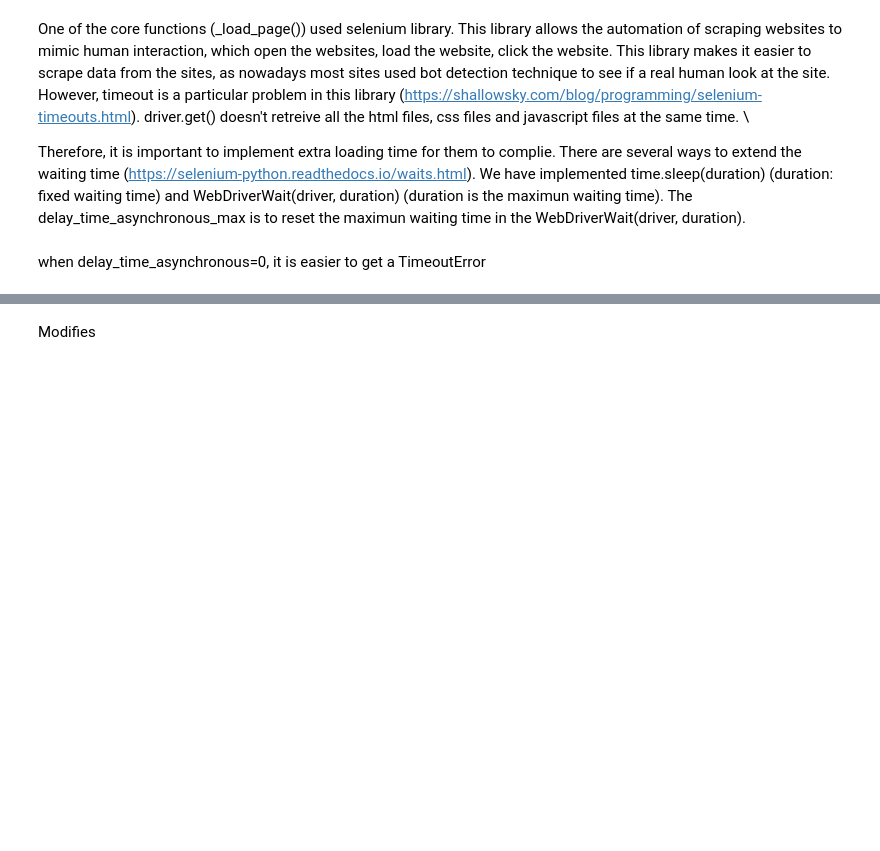
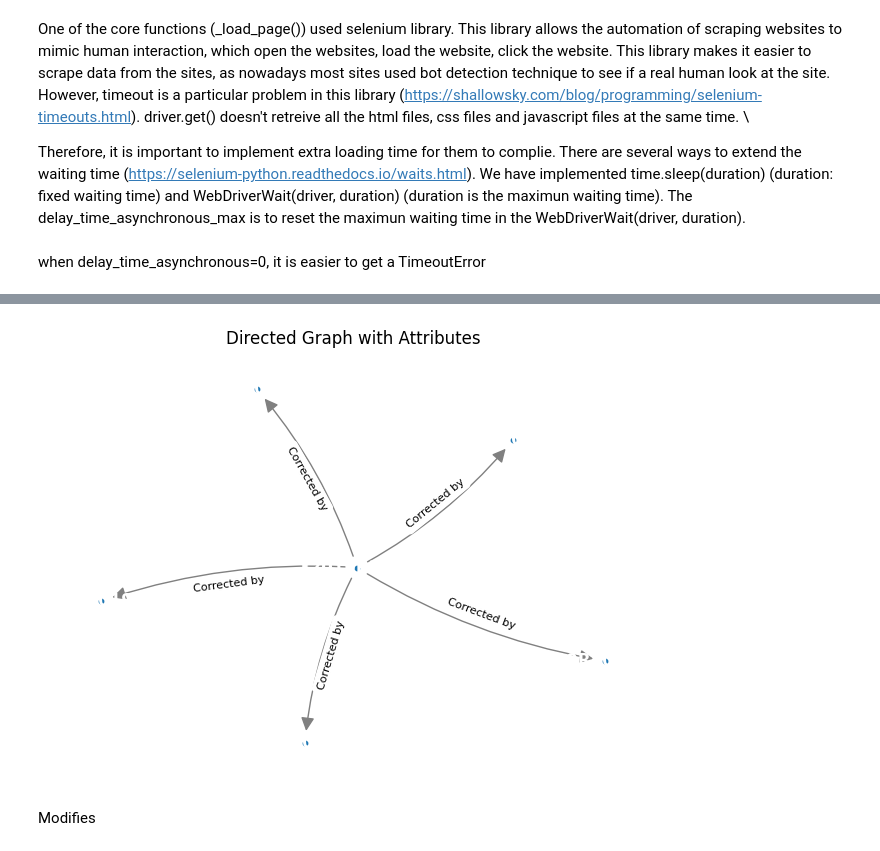
Before and after one commit to Peiying-Huang/EurLexScraper, a Jupyter notebook: document_info_scraper/graph2_full_graph_Test.ipynb, the cells around one changed output, grey strips where cells are left out. Cells and saved outputs as stored; diff of their text form; code cells hidden in the pictures; blank space fills up the shorter version.

```diff
--- a/document_info_scraper/graph2_full_graph_Test.ipynb
+++ b/document_info_scraper/graph2_full_graph_Test.ipynb
@@ -36,0 +40,6 @@ graph1 = mb1.generate_full_graph(urls1, visualize = True)
+# %%
+from graph_builder import Modifiedby
+mb_1 = Modifiedby(url3, delay_time_asynchronous_max=5)
+urls_1 = mb_1.collect_selected_urls(relations=['Corrected by'])
+graph_1 = mb_1.generate_full_graph(urls_1, visualize = True, progress = True, selected = True, relations=['Corrected by'])
+# %% [output]
@@ -37,3 +47,4 @@ graph1 = mb1.generate_full_graph(urls1, visualize = True)
+[figure, added]
 # %% [markdown]
 Modifies
 # %%
```
Also changed, not shown: parts of 18 cells of this notebook, 7 other files.
